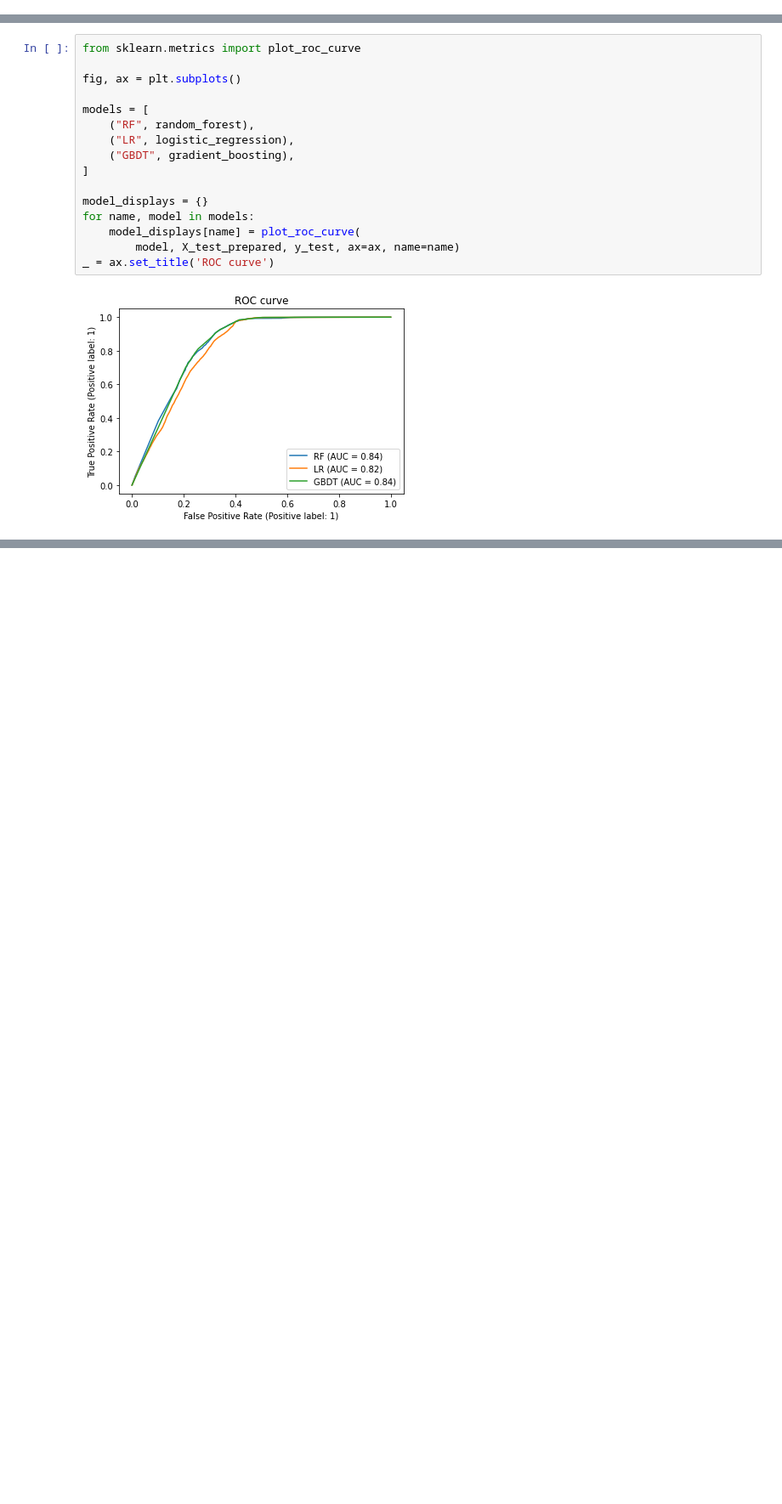
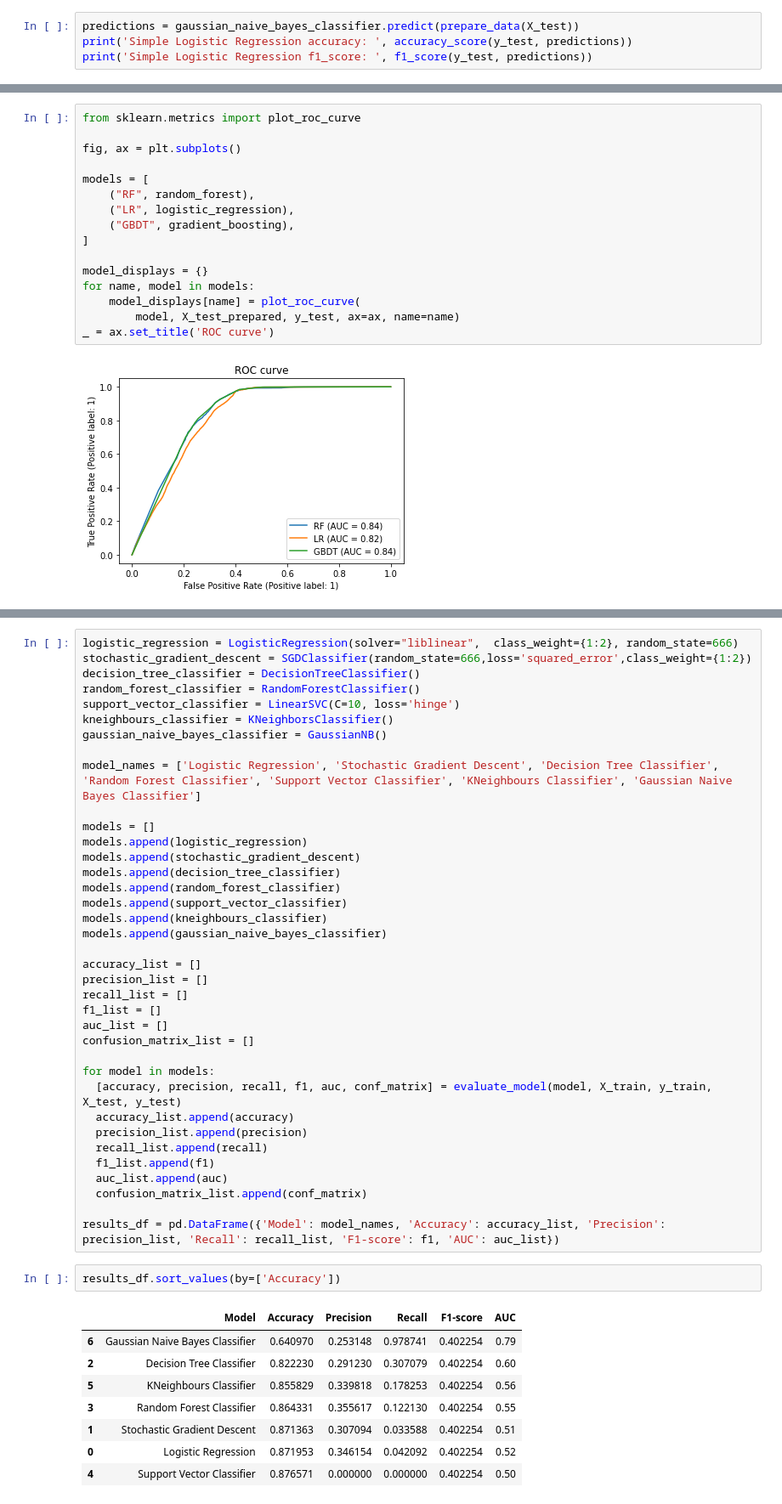
Before and after one commit to keresztesbeata/Intelligent-Systems-Lab, a Jupyter notebook: Health-Insurance-Cross-Sell-Prediction/Car_insurance_prediction.ipynb, the cells around one changed output, grey strips where cells are left out. Shown at 85% size. Saved outputs shown, nothing was run; the diff lists cells and outputs as text; blank space fills up the shorter version.

```diff
--- a/Health-Insurance-Cross-Sell-Prediction/Car_insurance_prediction.ipynb
+++ b/Health-Insurance-Cross-Sell-Prediction/Car_insurance_prediction.ipynb
@@ -1808,0 +1871,4 @@ R2 score is:
+# %%
+predictions = gaussian_naive_bayes_classifier.predict(prepare_data(X_test))
+print('Simple Logistic Regression accuracy: ', accuracy_score(y_test, predictions))
+print('Simple Logistic Regression f1_score: ', f1_score(y_test, predictions))
@@ -1908,0 +2031,48 @@ _ = ax.set_title('ROC curve')
+# %%
+logistic_regression = LogisticRegression(solver="liblinear",  class_weight={1:2}, random_state=666)
+stochastic_gradient_descent = SGDClassifier(random_state=666,loss='squared_error',class_weight={1:2})
+decision_tree_classifier = DecisionTreeClassifier()
+random_forest_classifier = RandomForestClassifier()
+support_vector_classifier = LinearSVC(C=10, loss='hinge')
+kneighbours_classifier = KNeighborsClassifier()
+gaussian_naive_bayes_classifier = GaussianNB()
+
+model_names = ['Logistic Regression', 'Stochastic Gradient Descent', 'Decision Tree Classifier', 'Random Forest Classifier', 'Support Vector Classifier', 'KNeighbours Classifier', 'Gaussian Naive Bayes Classifier']
+
+models = []
+models.append(logistic_regression)
+models.append(stochastic_gradient_descent)
+models.append(decision_tree_classifier)
+models.append(random_forest_classifier)
+models.append(support_vector_classifier)
+models.append(kneighbours_classifier)
+models.append(gaussian_naive_bayes_classifier)
+
+accuracy_list = []
+precision_list = []
+recall_list = []
+f1_list = []
+auc_list = []
+confusion_matrix_list = []
+
+for model in models:
+  [accuracy, precision, recall, f1, auc, conf_matrix] = evaluate_model(model, X_train, y_train, X_test, y_test)
+  accuracy_list.append(accuracy)
+  precision_list.append(precision)
+  recall_list.append(recall)
+  f1_list.append(f1)
+  auc_list.append(auc)
+  confusion_matrix_list.append(conf_matrix)
+
+results_df = pd.DataFrame({'Model': model_names, 'Accuracy': accuracy_list, 'Precision': precision_list, 'Recall': recall_list, 'F1-score': f1, 'AUC': auc_list})
+# %%
+results_df.sort_values(by=['Accuracy'])
+# %% [output]
+|  | Model | Accuracy | Precision | Recall | F1-score | AUC |
+| 6 | Gaussian Naive Bayes Classifier | 0.640970 | 0.253148 | 0.978741 | 0.402254 | 0.79 |
+| 2 | Decision Tree Classifier | 0.822230 | 0.291230 | 0.307079 | 0.402254 | 0.60 |
+| 5 | KNeighbours Classifier | 0.855829 | 0.339818 | 0.178253 | 0.402254 | 0.56 |
+| 3 | Random Forest Classifier | 0.864331 | 0.355617 | 0.122130 | 0.402254 | 0.55 |
+| 1 | Stochastic Gradient Descent | 0.871363 | 0.307094 | 0.033588 | 0.402254 | 0.51 |
+| 0 | Logistic Regression | 0.871953 | 0.346154 | 0.042092 | 0.402254 | 0.52 |
+| 4 | Support Vector Classifier | 0.876571 | 0.000000 | 0.000000 | 0.402254 | 0.50 |
```
Also changed, not shown: parts of 63 cells of this notebook.
